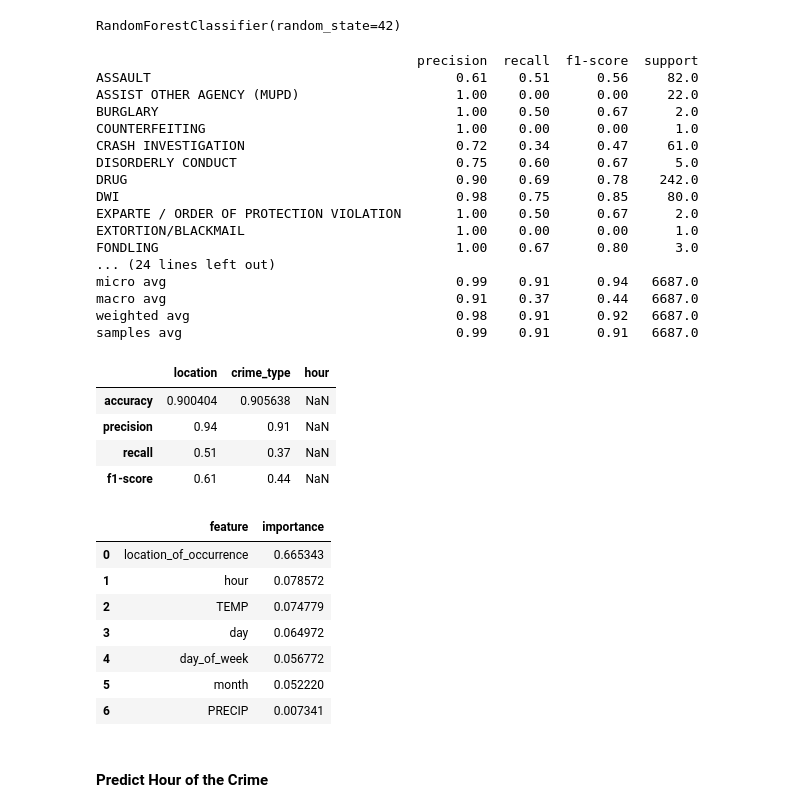
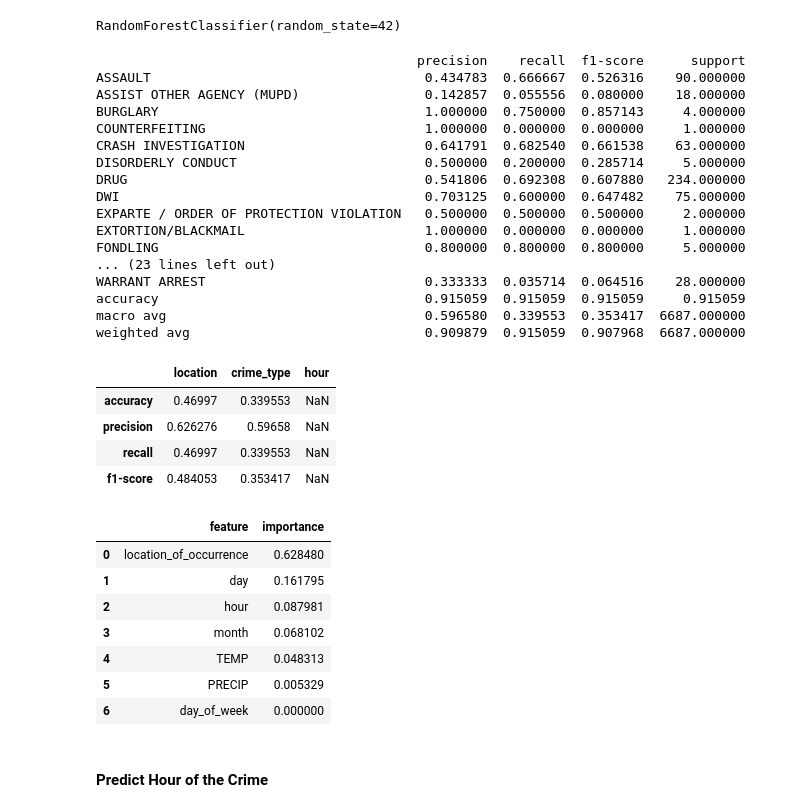
Before and after one commit to Daniel-Bassett/mu-crime-stats, a Jupyter notebook: eda/eda.ipynb, the cells around one changed output. Cells and saved outputs as stored; diff of their text form; code cells hidden in the pictures.

Commit message:
one hot encoded certain features, did not encode certain targets, changed accuracy to balanced accuracy

```diff
--- a/eda/eda.ipynb
+++ b/eda/eda.ipynb
@@ -512,12 +514,5 @@ metrics_dict = classification_report(y_test, predictions, zero_division=1, outpu
 # convert to dataframe
 metrics_df = pd.DataFrame(metrics_dict).transpose()
 
-# add locations as index values
-index_dict = {str(i): y.columns[i] for i in range(len(y.columns))}
-metrics_df = metrics_df.rename(index=index_dict)
-
-# round for readability
-metrics_df = metrics_df.round(2)
-
 print(metrics_df.to_string())
 # %% [output]
@@ -543,7 +538,7 @@ samples avg                                    0.99    0.90      0.90   6687.0
 rf_results = get_metrics(rf_results, metrics_df, 'location')
 
 # get accuracy
-accuracy = accuracy_score(y_test, predictions)
+accuracy = balanced_accuracy_score(y_test, predictions)
 rf_results.loc['accuracy', 'location'] = float(accuracy)
 
 rf_results
@@ -580,7 +575,7 @@ X = data[['month', 'day', 'hour', 'day_of_week', 'location_of_occurrence', 'PREC
 original_columns = X.columns.tolist()
 
 # one hot encoding
-X = pd.get_dummies(X)
+X = pd.get_dummies(X, columns=['month', 'day', 'hour', 'day_of_week', 'location_of_occurrence'])
 
 # create set of columns that were encoded, this is used for creating feature importance dataframe
 encoded_columns = set(original_columns) - set(X.columns)
@@ -588,10 +583,10 @@ encoded_columns = set(original_columns) - set(X.columns)
 
 # set target, convert categorical target into integer label
 y = data['general_offense']
-y = pd.get_dummies(y)
+
 
 # split data
-x_train, x_test, y_train, y_test = train_test_split(X, y, test_size=0.2, random_state=42)
+x_train, x_test, y_train, y_test = train_test_split(X, y, test_size=0.2, random_state=42, stratify=y)
 # %%
 # create model and fit
 model = RandomForestClassifier(n_estimators=100, random_state=42)
@@ -608,47 +603,40 @@ metrics_dict = classification_report(y_test, predictions, zero_division=1, outpu
 # convert to dataframe
 metrics_df = pd.DataFrame(metrics_dict).transpose()
 
-# add locations as index values
-index_dict = {str(i): y.columns[i] for i in range(len(y.columns))}
-metrics_df = metrics_df.rename(index=index_dict)
-
-# round for readability
-metrics_df = metrics_df.round(2)
-
 print(metrics_df.to_string())
 # %% [output]
-                                         precision  recall  f1-score  support
-ASSAULT                                       0.61    0.51      0.56     82.0
-ASSIST OTHER AGENCY (MUPD)                    1.00    0.00      0.00     22.0
-BURGLARY                                      1.00    0.50      0.67      2.0
-COUNTERFEITING                                1.00    0.00      0.00      1.0
-CRASH INVESTIGATION                           0.72    0.34      0.47     61.0
-DISORDERLY CONDUCT                            0.75    0.60      0.67      5.0
-DRUG                                          0.90    0.69      0.78    242.0
-DWI                                           0.98    0.75      0.85     80.0
-EXPARTE / ORDER OF PROTECTION VIOLATION       1.00    0.50      0.67      2.0
-EXTORTION/BLACKMAIL                           1.00    0.00      0.00      1.0
-FONDLING                                      1.00    0.67      0.80      3.0
-... (24 lines left out)
-micro avg                                     0.99    0.91      0.94   6687.0
-macro avg                                     0.91    0.37      0.44   6687.0
-weighted avg                                  0.98    0.91      0.92   6687.0
-samples avg                                   0.99    0.91      0.91   6687.0
+                                         precision    recall  f1-score      support
+ASSAULT                                   0.434783  0.666667  0.526316    90.000000
+ASSIST OTHER AGENCY (MUPD)                0.142857  0.055556  0.080000    18.000000
+BURGLARY                                  1.000000  0.750000  0.857143     4.000000
+COUNTERFEITING                            1.000000  0.000000  0.000000     1.000000
+CRASH INVESTIGATION                       0.641791  0.682540  0.661538    63.000000
+DISORDERLY CONDUCT                        0.500000  0.200000  0.285714     5.000000
+DRUG                                      0.541806  0.692308  0.607880   234.000000
+DWI                                       0.703125  0.600000  0.647482    75.000000
+EXPARTE / ORDER OF PROTECTION VIOLATION   0.500000  0.500000  0.500000     2.000000
+EXTORTION/BLACKMAIL                       1.000000  0.000000  0.000000     1.000000
+FONDLING                                  0.800000  0.800000  0.800000     5.000000
+... (23 lines left out)
+WARRANT ARREST                            0.333333  0.035714  0.064516    28.000000
+accuracy                                  0.915059  0.915059  0.915059     0.915059
+macro avg                                 0.596580  0.339553  0.353417  6687.000000
+weighted avg                              0.909879  0.915059  0.907968  6687.000000
 # %%
 # get metrics
 rf_results = get_metrics(rf_results, metrics_df, 'crime_type')
 
 # get accuracy
-accuracy = accuracy_score(y_test, predictions)
+accuracy = balanced_accuracy_score(y_test, predictions)
 rf_results.loc['accuracy', 'crime_type'] = float(accuracy)
 
 rf_results
 # %% [output]
 |  | location | crime_type | hour |
-| accuracy | 0.900404 | 0.905638 | NaN |
-| precision | 0.94 | 0.91 | NaN |
-| recall | 0.51 | 0.37 | NaN |
-| f1-score | 0.61 | 0.44 | NaN |
+| accuracy | 0.46997 | 0.339553 | NaN |
+| precision | 0.626276 | 0.59658 | NaN |
+| recall | 0.46997 | 0.339553 | NaN |
+| f1-score | 0.484053 | 0.353417 | NaN |
 # %%
 # get feature importances
 feature_names = X.columns
@@ -659,13 +647,13 @@ rf_crime_type_importances = importance_df.reset_index(drop=True)
 rf_crime_type_importances
 # %% [output]
 |  | feature | importance |
-| 0 | location_of_occurrence | 0.665343 |
-| 1 | hour | 0.078572 |
-| 2 | TEMP | 0.074779 |
-| 3 | day | 0.064972 |
-| 4 | day_of_week | 0.056772 |
-| 5 | month | 0.052220 |
-| 6 | PRECIP | 0.007341 |
+| 0 | location_of_occurrence | 0.628480 |
+| 1 | day | 0.161795 |
+| 2 | hour | 0.087981 |
+| 3 | month | 0.068102 |
+| 4 | TEMP | 0.048313 |
+| 5 | PRECIP | 0.005329 |
+| 6 | day_of_week | 0.000000 |
 # %% [markdown]
 #### Predict Hour of the Crime
 # %%
```
Also changed, not shown: parts of 21 cells of this notebook.
